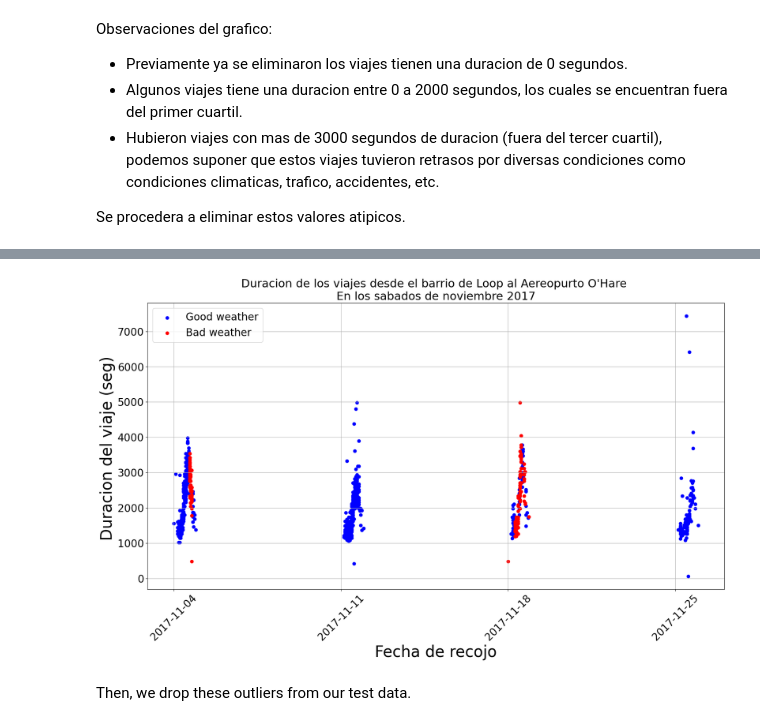
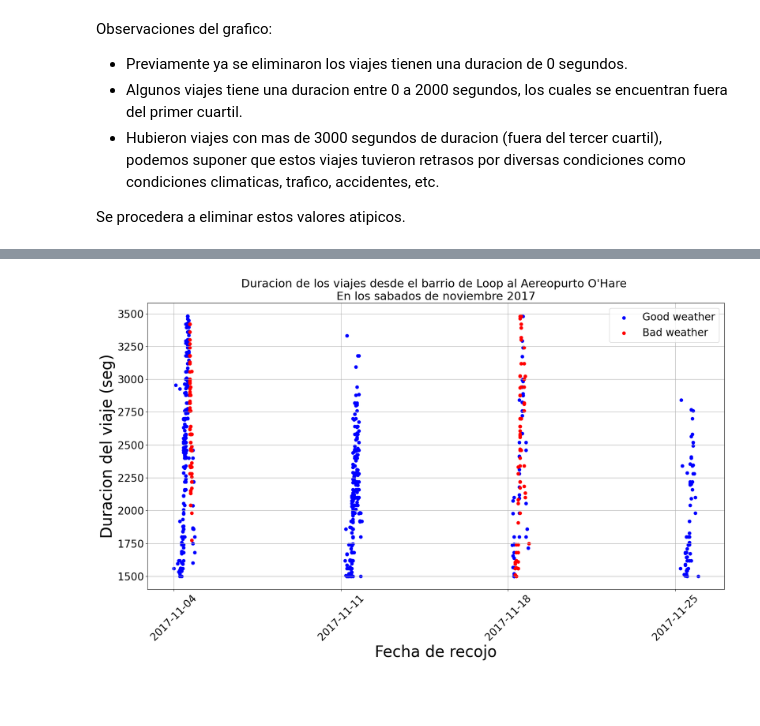
Before and after one commit to glouigi/PROYECTO-SPRINT-8, a Jupyter notebook: SPRINT 8 - RECOPILACION Y ALMACENAMIENTO DE DATOS.ipynb, the cells around one changed output, grey strips where cells are left out. Saved outputs shown, nothing was run; the diff lists cells and outputs as text; code cells hidden in the pictures; blank space fills up the shorter version.

```diff
--- a/SPRINT 8 - RECOPILACION Y ALMACENAMIENTO DE DATOS.ipynb
+++ b/SPRINT 8 - RECOPILACION Y ALMACENAMIENTO DE DATOS.ipynb
@@ -422,0 +380,5 @@ result_07_typ.info()
+# %%
+# Filtramos y Eliminamos los datos atipicos
+result_07 = sql_result_07[(sql_result_07['duration_seconds'] > 1499)\
+    & (sql_result_07['duration_seconds'] < 3501)]
+result_07
@@ -423,23 +443,21 @@ result_07_typ.info()
 # %%
 # Grafico de dispersion
 plt.figure(figsize=(20,10))
-plt.scatter(sql_result_07.loc[sql_result_07['weather_conditions'] == 'Good','start_ts'],
-            sql_result_07.loc[sql_result_07['weather_conditions'] == 'Good', 'duration_seconds'],
+plt.scatter(result_07.query("weather_conditions == 'Good'")['start_ts'],
+            result_07.query("weather_conditions == 'Good'")['duration_seconds'],
             c='Blue', label='Good weather')
-plt.scatter(sql_result_07.loc[sql_result_07['weather_conditions'] == 'Bad','start_ts'],
-            sql_result_07.loc[sql_result_07['weather_conditions'] == 'Bad', 'duration_seconds'],
+plt.scatter(result_07.query("weather_conditions == 'Bad'")['start_ts'],
+            result_07.query("weather_conditions == 'Bad'")['duration_seconds'],
             c='Red', label='Bad weather')
 plt.title("Duracion de los viajes desde el barrio de Loop al Aereopurto O'Hare \n"
           "En los sabados de noviembre 2017",
           fontsize=22)
 plt.legend(fontsize=20)
 plt.ylabel("Duracion del viaje (seg)", fontsize=30)
 plt.xlabel('Fecha de recojo', fontsize=30)
 plt.xticks(sql_result_07['start_ts'].dt.date.unique(), fontsize=20, rotation=45)
 plt.yticks(fontsize=20)
 plt.grid()
 plt.show()
 # %% [output]
-[figure, old version]
+[figure, new version]
-# %% [markdown]
-Then, we drop these outliers from our test data.
```
Also changed, not shown: parts of 32 cells of this notebook.
